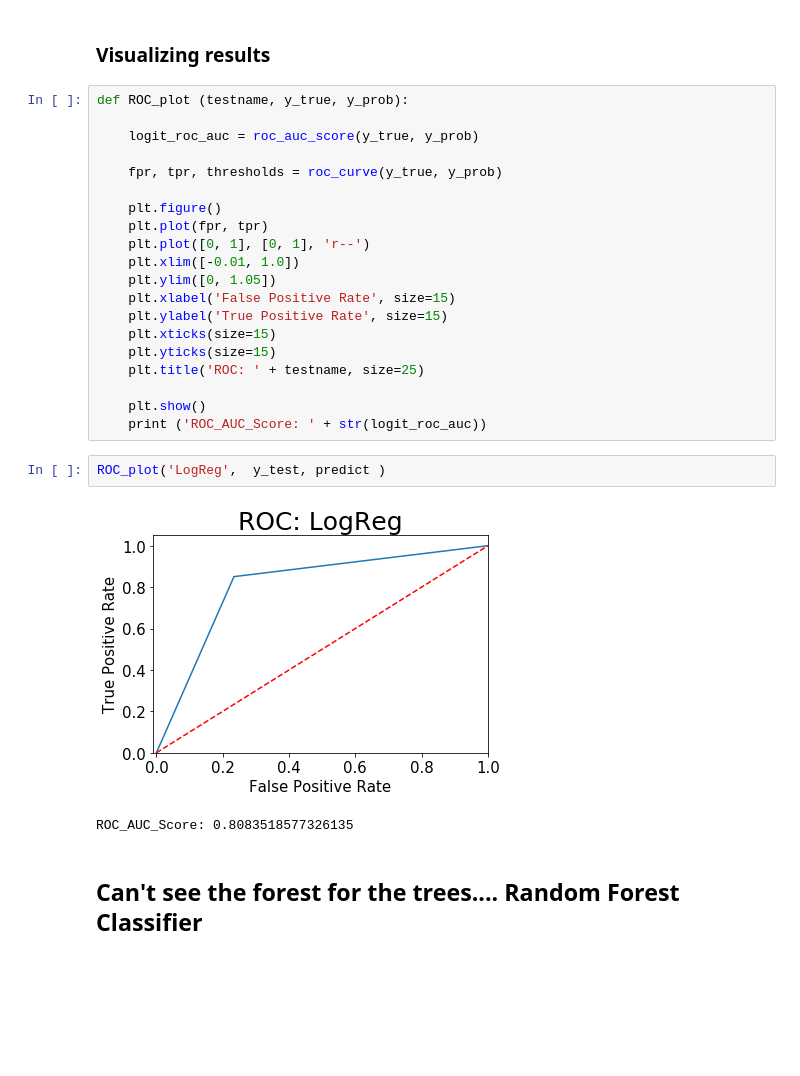
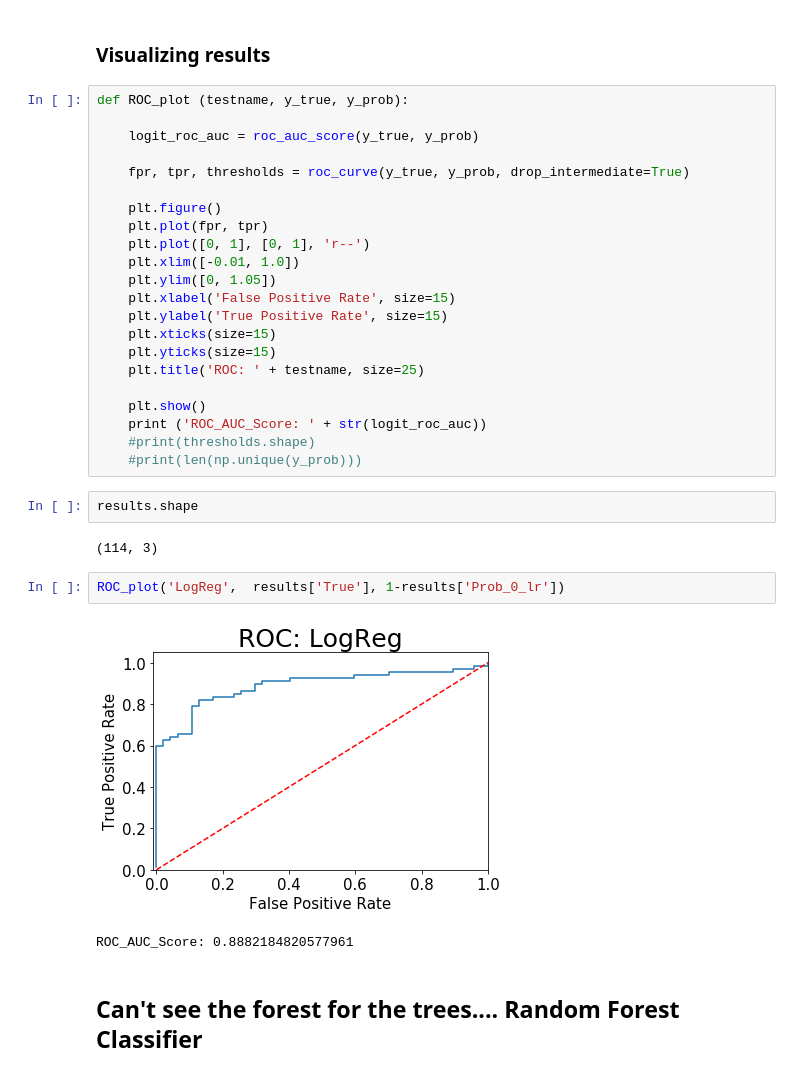
Before and after one commit to KatieBSC/TapDanceDecoder, a Jupyter notebook: notebooks/MVP_audio_preaugmentation.ipynb, the cells around one changed output. Saved outputs shown, nothing was run; the diff lists cells and outputs as text; blank space fills up the shorter version.

```diff
--- a/notebooks/MVP_audio_preaugmentation.ipynb
+++ b/notebooks/MVP_audio_preaugmentation.ipynb
@@ -98,7 +98,7 @@ def ROC_plot (testname, y_true, y_prob):
 
     logit_roc_auc = roc_auc_score(y_true, y_prob)
 
-    fpr, tpr, thresholds = roc_curve(y_true, y_prob)
+    fpr, tpr, thresholds = roc_curve(y_true, y_prob, drop_intermediate=True)
 
     plt.figure()
     plt.plot(fpr, tpr)
@@ -113,11 +113,17 @@ def ROC_plot (testname, y_true, y_prob):
 
     plt.show()
     print ('ROC_AUC_Score: ' + str(logit_roc_auc))
+    #print(thresholds.shape)
+    #print(len(np.unique(y_prob)))
-# %%
-ROC_plot('LogReg',  y_test, predict )
-# %% [output]
-[figure, removed]
-ROC_AUC_Score: 0.8083518577326135
+# %%
+results.shape
+# %% [output]
+(114, 3)
+# %%
+ROC_plot('LogReg',  results['True'], 1-results['Prob_0_lr'])
+# %% [output]
+[figure, added]
+ROC_AUC_Score: 0.8882184820577961
 # %% [markdown]
 ## Can't see the forest for the trees.... Random Forest Classifier
 # %%
```
Also changed, not shown: parts of 6 cells of this notebook, 4 other files.
